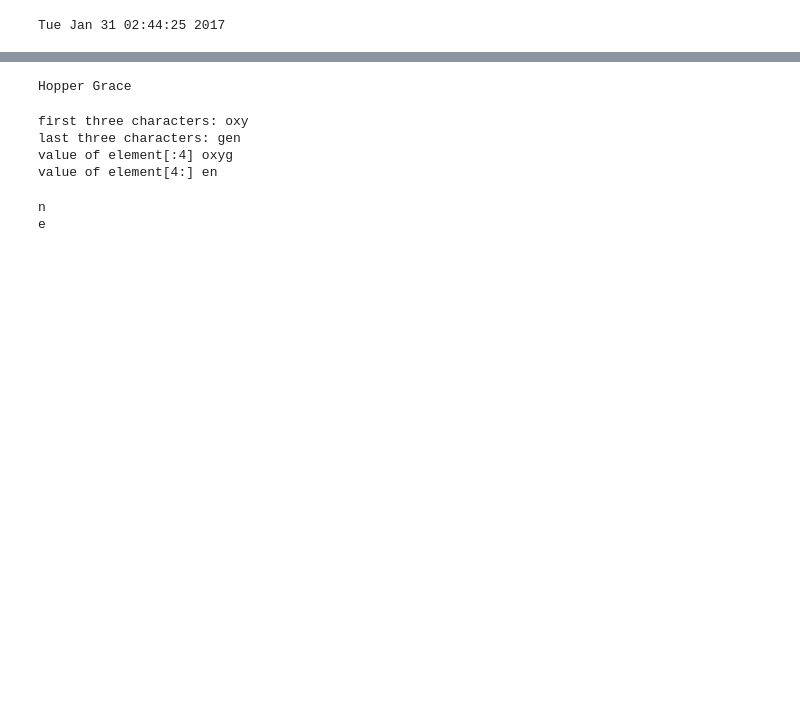
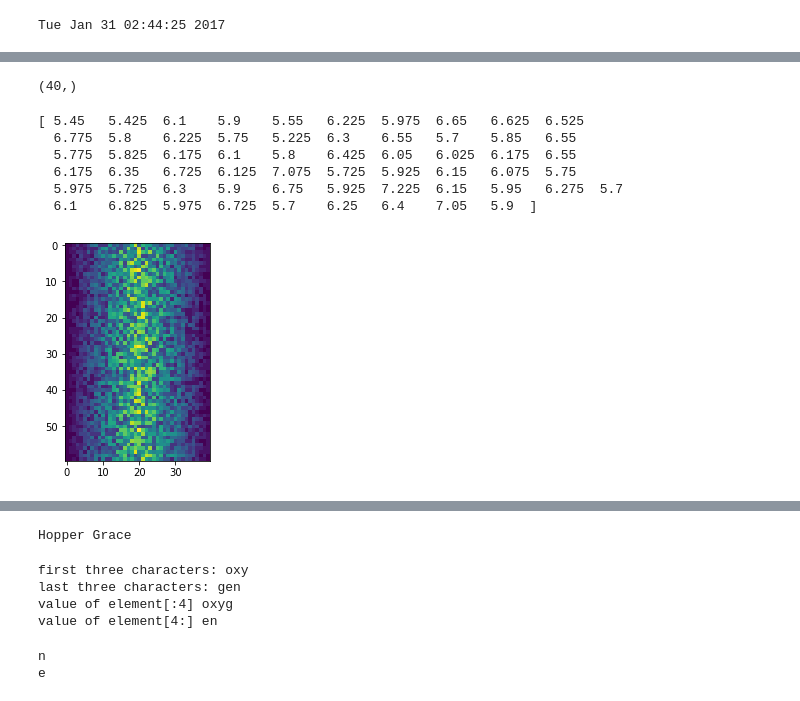
Before and after one commit to hspeck/homework, a Jupyter notebook: week-3-hw-eeb177.ipynb, the cells around one changed output, grey strips where cells are left out. Cells and saved outputs as stored; diff of their text form; code cells hidden in the pictures; blank space fills up the shorter version.

```diff
--- a/week-3-hw-eeb177.ipynb
+++ b/week-3-hw-eeb177.ipynb
@@ -68,4 +68,4 @@ numpy        module    <module 'numpy' from '/ho<...>kages/numpy/__init__.py'>
 weight_kg    int       100
 weight_lb    float     126.50000000000001
 # %%
-data =numpy.loadtxt(fname='inflammation-01.csv', delimiter=',')
+data =numpy.loadtxt(fname='python-novice-inflammation/data/inflammation-01.csv', delimiter=',')
@@ -85,2 +173,21 @@ ImportError: No module named 'matplotlib'
+# %%
+print(numpy.mean(data, axis=0).shape)
+# %% [output]
+(40,)
+# %%
+print(numpy.mean(data,axis=1))
+# %% [output]
+[ 5.45   5.425  6.1    5.9    5.55   6.225  5.975  6.65   6.625  6.525
+  6.775  5.8    6.225  5.75   5.225  6.3    6.55   5.7    5.85   6.55
+  5.775  5.825  6.175  6.1    5.8    6.425  6.05   6.025  6.175  6.55
+  6.175  6.35   6.725  6.125  7.075  5.725  5.925  6.15   6.075  5.75
+  5.975  5.725  6.3    5.9    6.75   5.925  7.225  6.15   5.95   6.275  5.7
+  6.1    6.825  5.975  6.725  5.7    6.25   6.4    7.05   5.9  ]
+# %%
+import matplotlib.pyplot
+image =matplotlib.pyplot.imshow(data)
+matplotlib.pyplot.show()
+# %% [output]
+[figure, added]
 # %%
 % matplotlib inline
```
Also changed, not shown: parts of 33 cells of this notebook.
